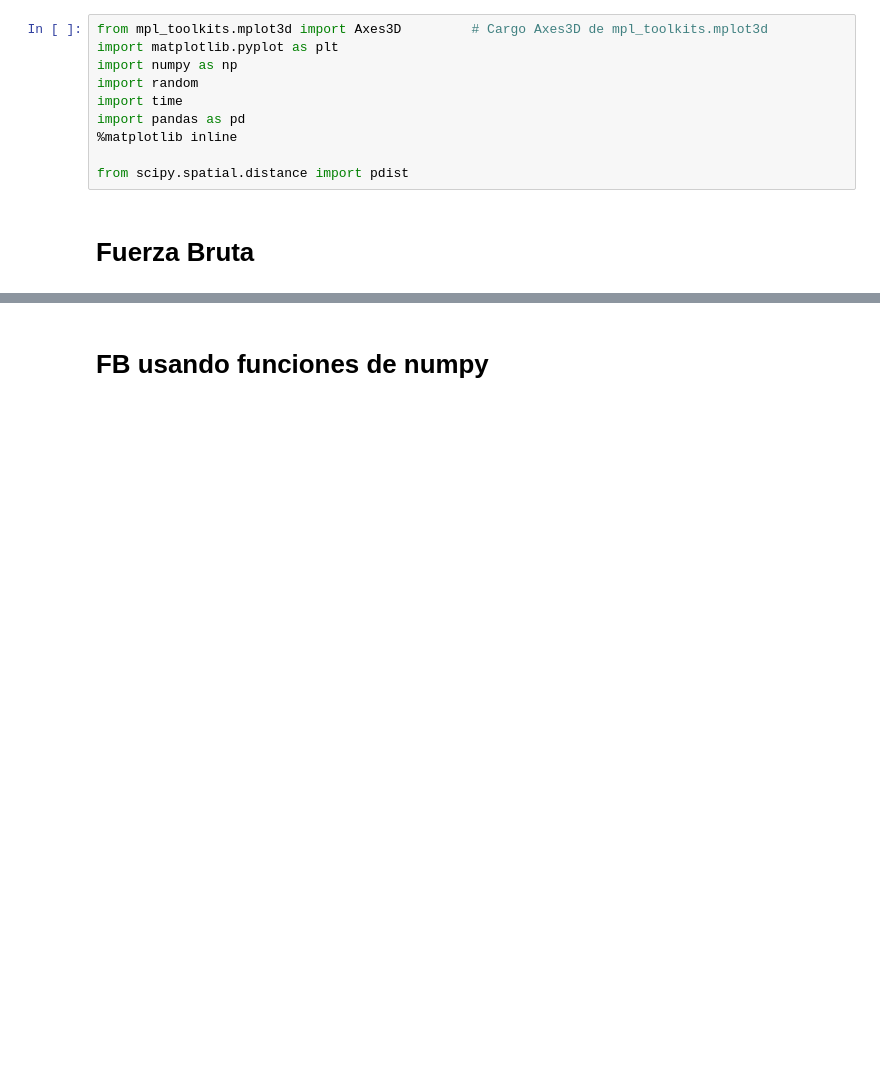
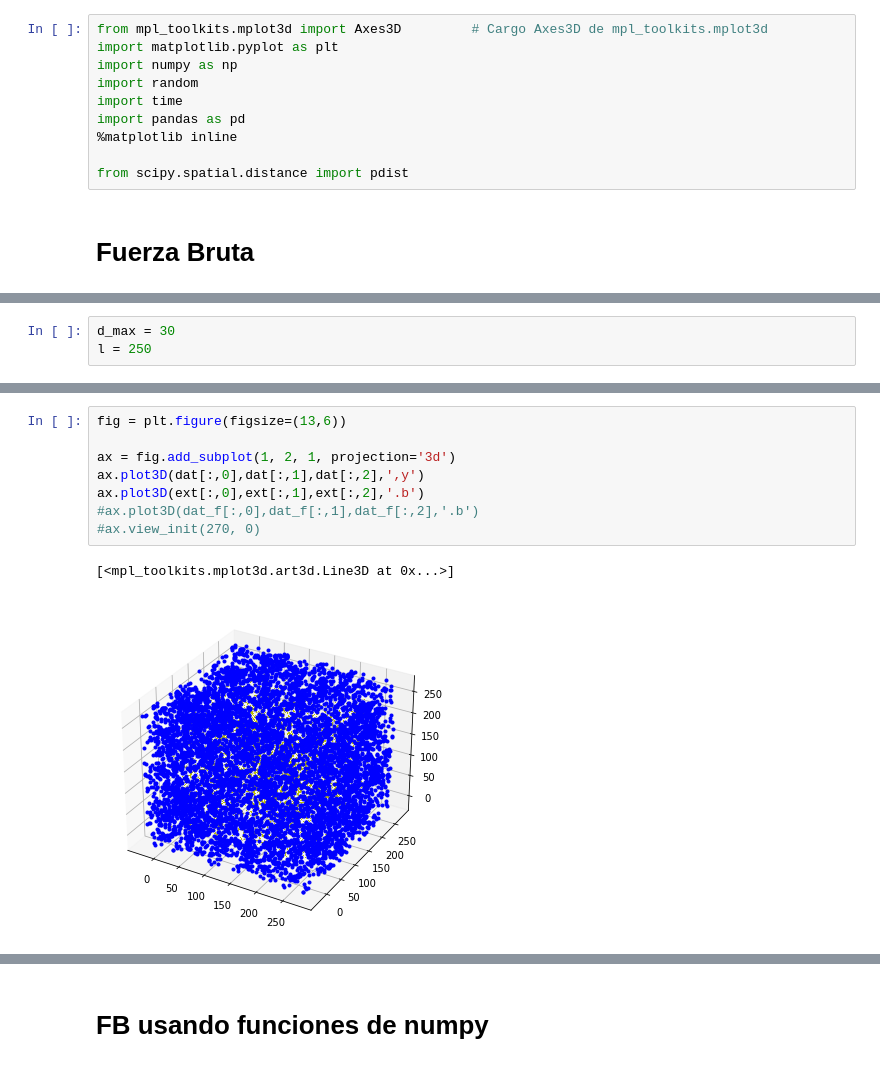
Before and after one commit to Oscar2401/funcion_correlacion, a Jupyter notebook: pythons/Pruebas_jupiter/Fuerza_bruta.ipynb, the cells around one changed output, grey strips where cells are left out. Drawn from its saved outputs; the diff is of its cells as text; blank space fills up the shorter version.

```diff
--- a/pythons/Pruebas_jupiter/Fuerza_bruta.ipynb
+++ b/pythons/Pruebas_jupiter/Fuerza_bruta.ipynb
@@ -46,0 +47,3 @@ rand = np.array(rand0.T[0:3].T)
+# %%
+d_max = 30
+l = 250
@@ -46,0 +148,11 @@ rand = np.array(rand0.T[0:3].T)
+# %%
+fig = plt.figure(figsize=(13,6))
+
+ax = fig.add_subplot(1, 2, 1, projection='3d')
+ax.plot3D(dat[:,0],dat[:,1],dat[:,2],',y')
+ax.plot3D(ext[:,0],ext[:,1],ext[:,2],'.b')
+#ax.plot3D(dat_f[:,0],dat_f[:,1],dat_f[:,2],'.b')
+#ax.view_init(270, 0)
+# %% [output]
+[<mpl_toolkits.mplot3d.art3d.Line3D at 0x...>]
+[figure, added]
```
Also changed, not shown: parts of 16 cells of this notebook, 30 other files.
